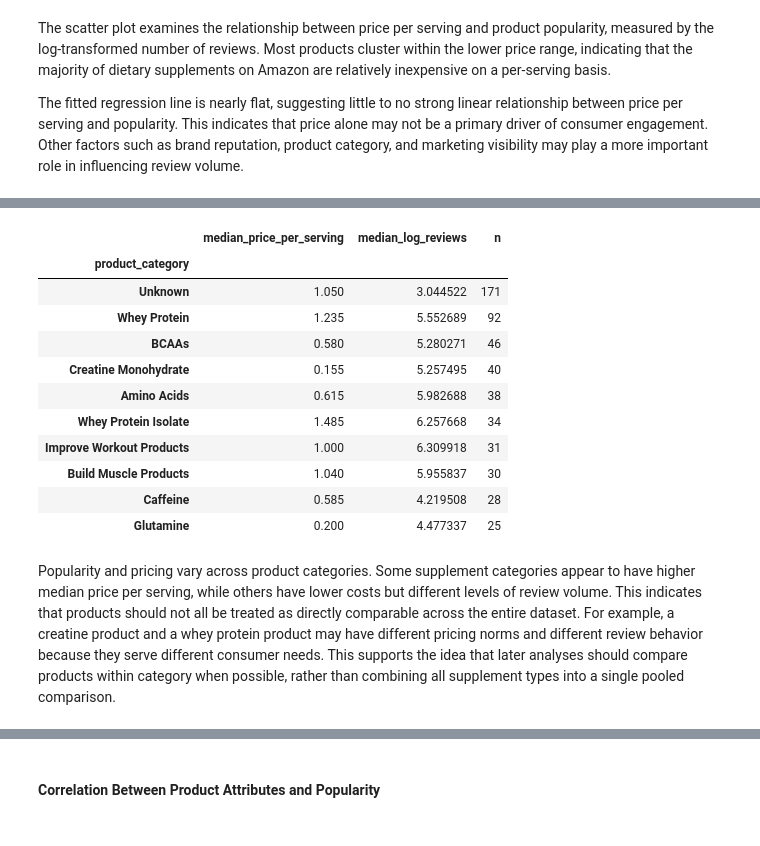
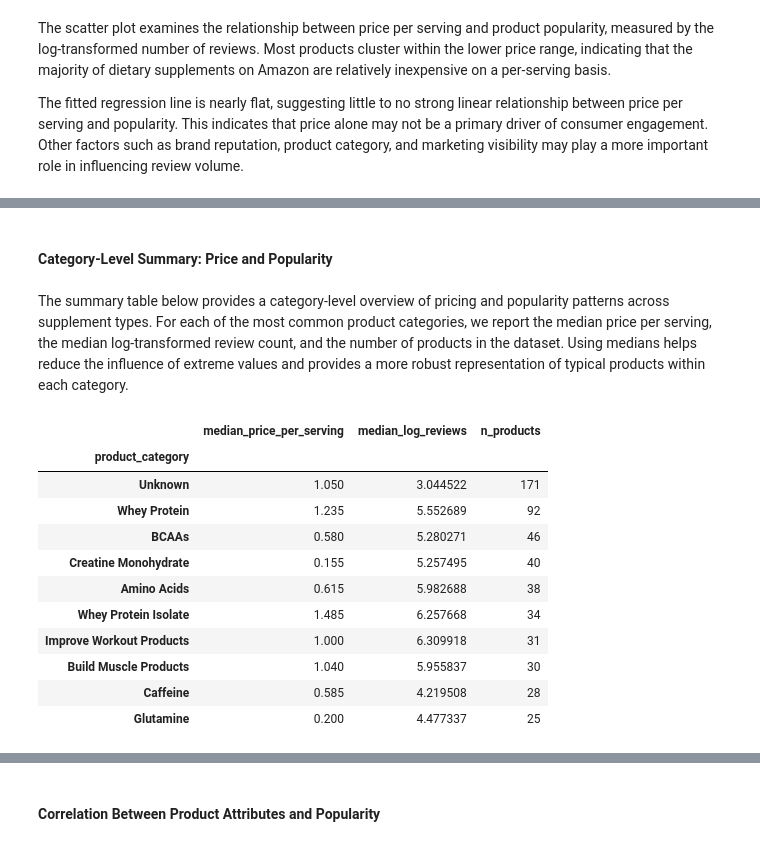
Before and after one commit to COGS108/Group129_WI26, a Jupyter notebook: 03-FinalProject.ipynb, the cells around one changed output, grey strips where cells are left out. Cells and saved outputs as stored; diff of their text form; code cells hidden in the pictures.

```diff
--- a/03-FinalProject.ipynb
+++ b/03-FinalProject.ipynb
@@ -441,16 +543,32 @@ The fitted regression line is nearly flat, suggesting little to no strong linear
+# %% [markdown]
+#### Category-Level Summary: Price and Popularity
+# %% [markdown]
+The summary table below provides a category-level overview of pricing and popularity patterns across supplement types. For each of the most common product categories, we report the median price per serving, the median log-transformed review count, and the number of products in the dataset. Using medians helps reduce the influence of extreme values and provides a more robust representation of typical products within each category.
 # %%
-# show top categories by count
-top_cats = df1["product_category"].fillna("Unknown").value_counts().head(10).index
+top_cats = (
+    df1["product_category"]
+    .fillna("Unknown")
+    .value_counts()
+    .head(10)
+    .index
+)
+
 sub = df1[df1["product_category"].fillna("Unknown").isin(top_cats)].copy()
 
-summary = (sub.groupby(sub["product_category"].fillna("Unknown"))
-           .agg(median_price_per_serving=("price_per_serving","median"),
-                median_log_reviews=("log_reviews","median"),
-                n=("product_name","count"))
-           .sort_values("n", ascending=False))
+summary = (
+    sub.assign(product_category=sub["product_category"].fillna("Unknown"))
+       .groupby("product_category")
+       .agg(
+           median_price_per_serving=("price_per_serving", "median"),
+           median_log_reviews=("log_reviews", "median"),
+           n_products=("product_name", "count")
+       )
+       .sort_values("n_products", ascending=False)
+)
+
 summary
 # %% [output]
-|  | median_price_per_serving | median_log_reviews | n |
+|  | median_price_per_serving | median_log_reviews | n_products |
 | product_category |  |  |  |
 | Unknown | 1.050 | 3.044522 | 171 |
 | Whey Protein | 1.235 | 5.552689 | 92 |
@@ -462,5 +580,3 @@ summary
 | Build Muscle Products | 1.040 | 5.955837 | 30 |
 | Caffeine | 0.585 | 4.219508 | 28 |
 | Glutamine | 0.200 | 4.477337 | 25 |
-# %% [markdown]
-Popularity and pricing vary across product categories. Some supplement categories appear to have higher median price per serving, while others have lower costs but different levels of review volume. This indicates that products should not all be treated as directly comparable across the entire dataset. For example, a creatine product and a whey protein product may have different pricing norms and different review behavior because they serve different consumer needs. This supports the idea that later analyses should compare products within category when possible, rather than combining all supplement types into a single pooled comparison.
```
Also changed, not shown: parts of 28 cells of this notebook.
